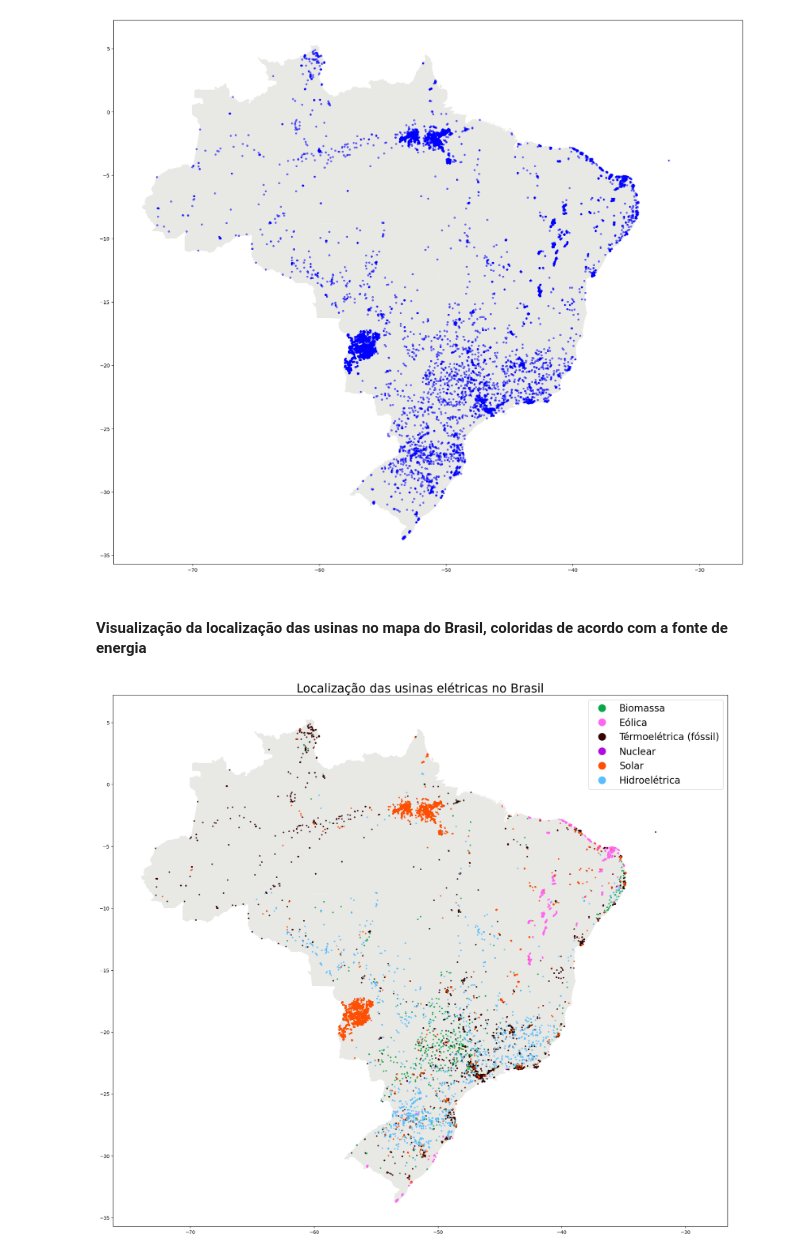
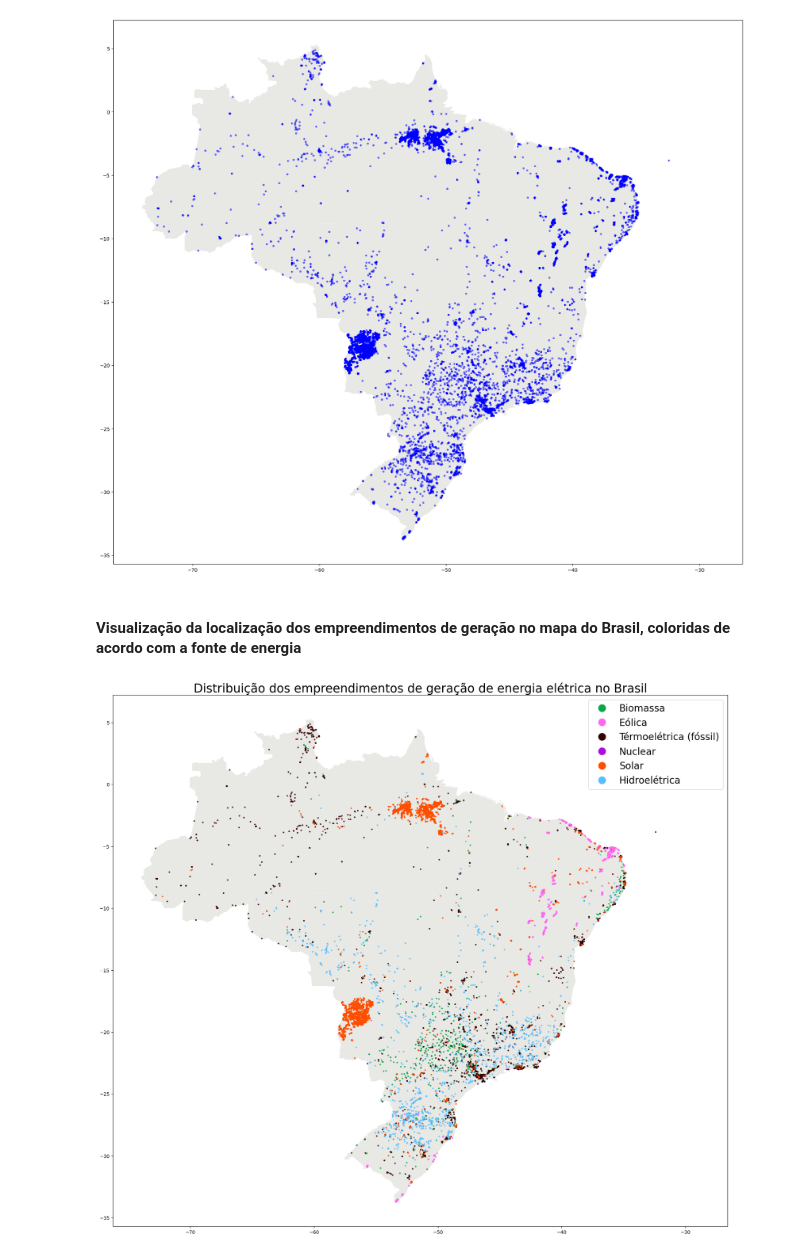
Before and after one commit to AlexandreWNeto/TCC_data_science_PUC_Minas, a Jupyter notebook: Cadernos/001_Mapa das usinas.ipynb, the cells around one changed output. Saved outputs shown, nothing was run; the diff lists cells and outputs as text; code cells hidden in the pictures.

```diff
--- a/Cadernos/001_Mapa das usinas.ipynb
+++ b/Cadernos/001_Mapa das usinas.ipynb
@@ -90,0 +117,3 @@ plt.ticklabel_format(style='plain', axis='y')
+# %%
+df_usinas["MdaPotenciaOutorgadaGw"] = df_usinas["MdaPotenciaOutorgadaKw"] / 1000000
+df_usinas["MdaPotenciaOutorgadaGw"]
@@ -153,31 +215,31 @@ for key in geo_df_dict.keys():
     geometria = geo_df_dict[key]["geometria"]
     geo_df_dict[key]["geo_df"] = gpd.GeoDataFrame(filtro, geometry = geometria)
 # %% [markdown]
-#### Visualização da localização das usinas no mapa do Brasil, coloridas de acordo com a fonte de energia
+#### Visualização da localização dos empreendimentos de geração no mapa do Brasil, coloridas de acordo com a fonte de energia
 # %%
 figura, eixo = plt.subplots()
 figura.set_figheight(20)
 figura.set_figwidth(40)
 brasil_map.plot(ax = eixo, color="#e8e8e5")
 for key in geo_df_dict.keys():
     cor = geo_df_dict[key]["cor"]
     geo_df_dict[key]["geo_df"].plot(ax = eixo, markersize = 5, color = cor, alpha = 0.8)
 
-eixo.set_title("Localização das usinas elétricas no Brasil", size = 25);
+eixo.set_title("Distribuição dos empreendimentos de geração de energia elétrica no Brasil", size = 25);
 
 # Criando uma legenda adaptada de forma manual
 # Fontes:
 # https://stackoverflow.com/questions/39500265/how-to-manually-create-a-legend
 # https://www.freecodecamp.org/news/how-to-change-legend-fontsize-in-matplotlib
 
 points = [Line2D([0], [0], label="Biomassa", marker="o", markersize=15, markeredgecolor="#0aa648", markerfacecolor="#0aa648", linestyle=""),
           Line2D([0], [0], label="Eólica", marker="o", markersize=15, markeredgecolor="#ff67f1", markerfacecolor="#ff67f1", linestyle=""),
           Line2D([0], [0], label="Térmoelétrica (fóssil)", marker="o", markersize=15, markeredgecolor="#340202", markerfacecolor="#340202", linestyle=""),
           Line2D([0], [0], label="Nuclear", marker="o", markersize=15, markeredgecolor="#ad0de2", markerfacecolor="#ad0de2", linestyle=""),
           Line2D([0], [0], label="Solar", marker="o", markersize=15, markeredgecolor="#ff4f00", markerfacecolor="#ff4f00", linestyle=""),
           Line2D([0], [0], label="Hidroelétrica", marker="o", markersize=15, markeredgecolor ="#59bfff", markerfacecolor="#59bfff", linestyle=""),
          ]
 plt.legend(handles=points, fontsize = 20);
 # %% [output]
-[figure, old version]
+[figure, new version]
 # %% [markdown]
```
Also changed, not shown: parts of 9 cells of this notebook.
